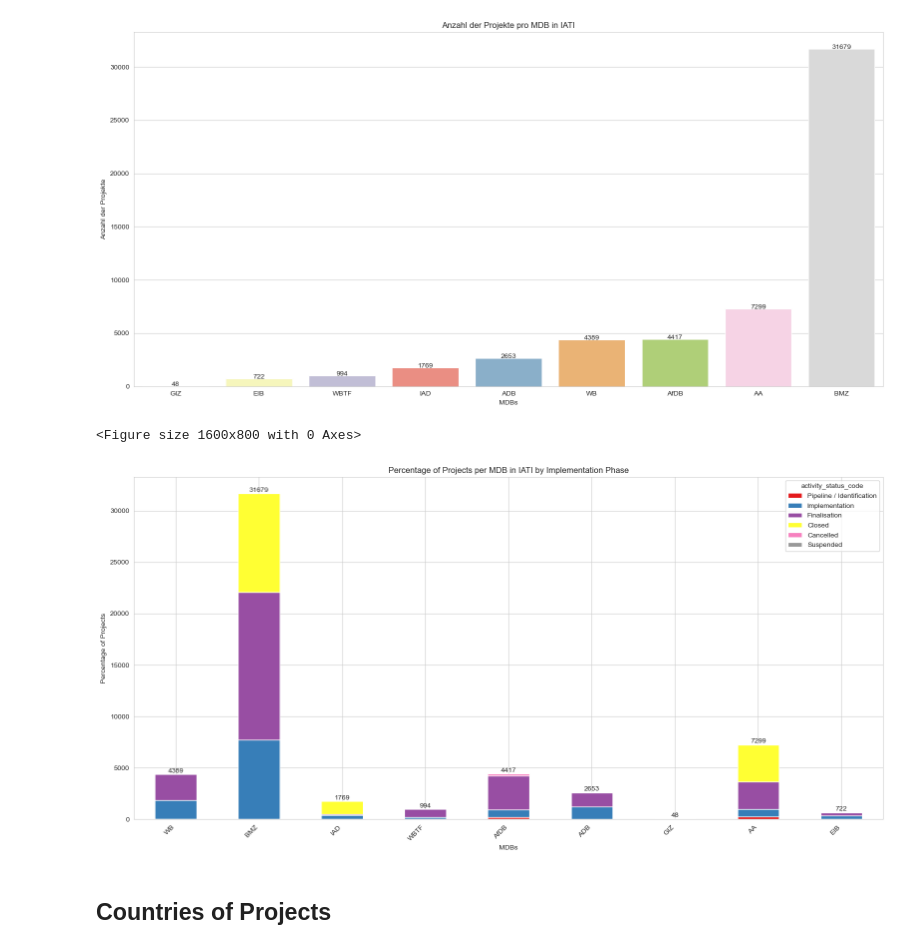
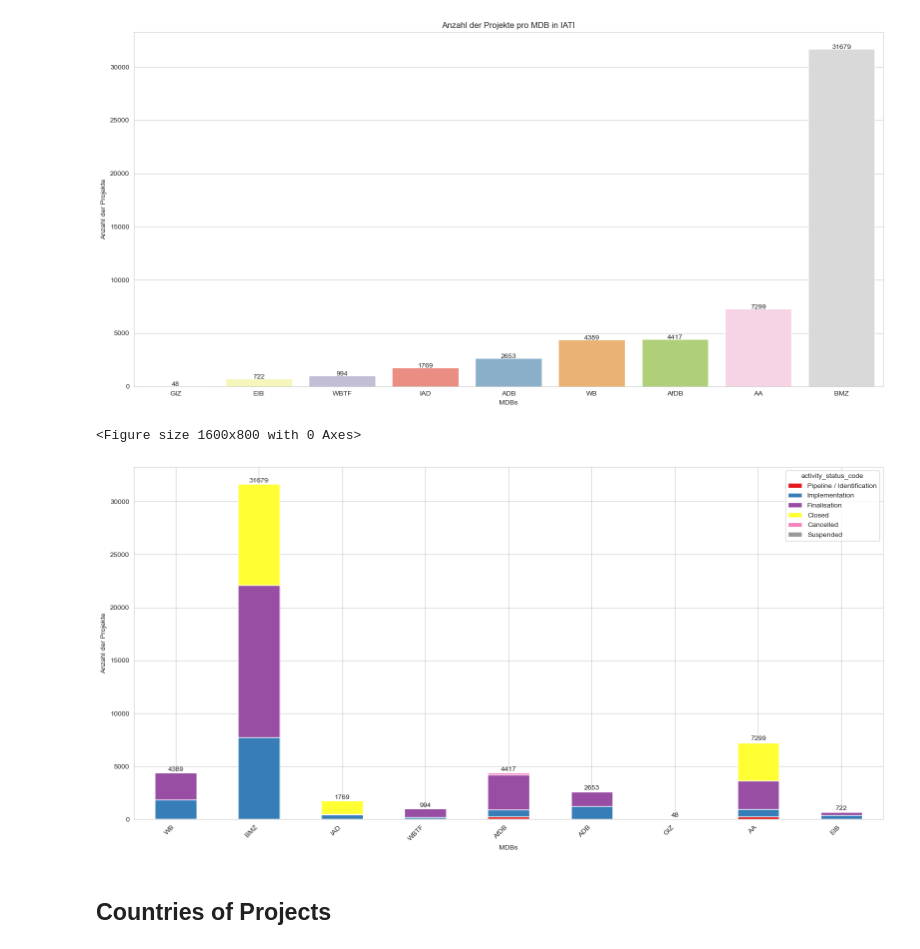
Before and after one commit to JanMuehlnikel/NLP-Development-Banks-Collaboration-Analyzer, a Jupyter notebook: data/exploreation/exploration.ipynb, the cells around one changed output. Cells and saved outputs as stored; diff of their text form; code cells hidden in the pictures.

```diff
--- a/data/exploreation/exploration.ipynb
+++ b/data/exploreation/exploration.ipynb
@@ -143,36 +143,36 @@ aggregated_data.index = [orga_code_map.get(id, "Unknown ID") for id in aggregate
 
 aggregated_data_percentage = aggregated_data.div(aggregated_data.sum(axis=1), axis=0) * 100
 
 sns.set_style("whitegrid")
 plt.figure(figsize=(16, 8))
 
 bar_plot = aggregated_data.plot(kind='bar', stacked=True, colormap='Set1', figsize=(16, 8))
 
-plt.title('Percentage of Projects per MDB in IATI by Implementation Phase')
+#plt.title('Anzahl der Projekte pro MDB nach dem Projektstatus')
 plt.xlabel('MDBs')
-plt.ylabel('Percentage of Projects')
+plt.ylabel('Anzahl der Projekte')
 plt.xticks(rotation=45, ha="right")
 
 """
 for idx, (org, row) in enumerate(aggregated_data.iterrows()):
     cum_height = 0
     for col_idx, status in enumerate(aggregated_data.columns):
         height = row[status]
         percentage = aggregated_data_percentage.loc[org, status]
         if height > 700:
             plt.text(idx, cum_height + height/2, f'{percentage:.1f}%', ha='center', va='center')
         cum_height += height
 """
 for n, (index, row) in enumerate(aggregated_data.iterrows()):
     total = row.sum()
     plt.text(n, total, str(total), ha='center', va='bottom')
 
 plt.tight_layout()
 plt.savefig('../../src/analysis/mdb_distribution_by_phase.png')
 plt.show()
 # %% [output]
 <Figure size 1600x800 with 0 Axes>
-[figure, old version]
+[figure, new version]
 # %% [markdown]
 ## **Countries of Projects**
 # %%
```
Also changed, not shown: parts of 1 cell of this notebook, 4 other files.
